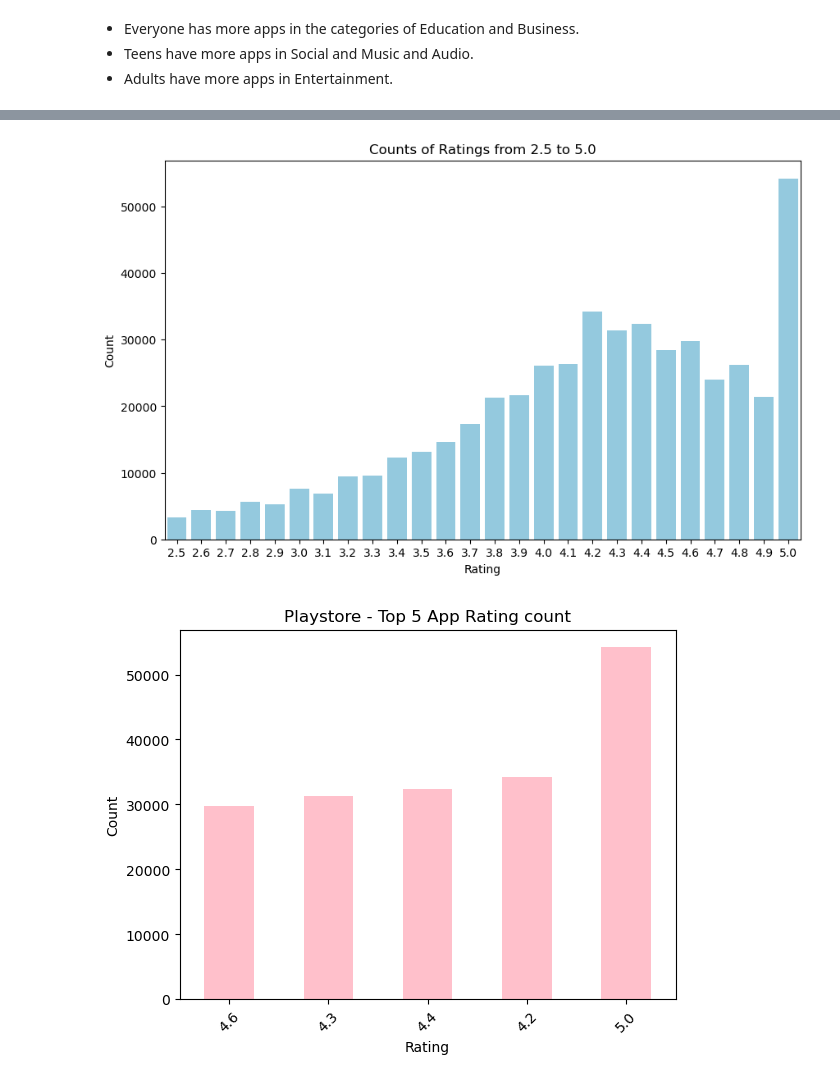
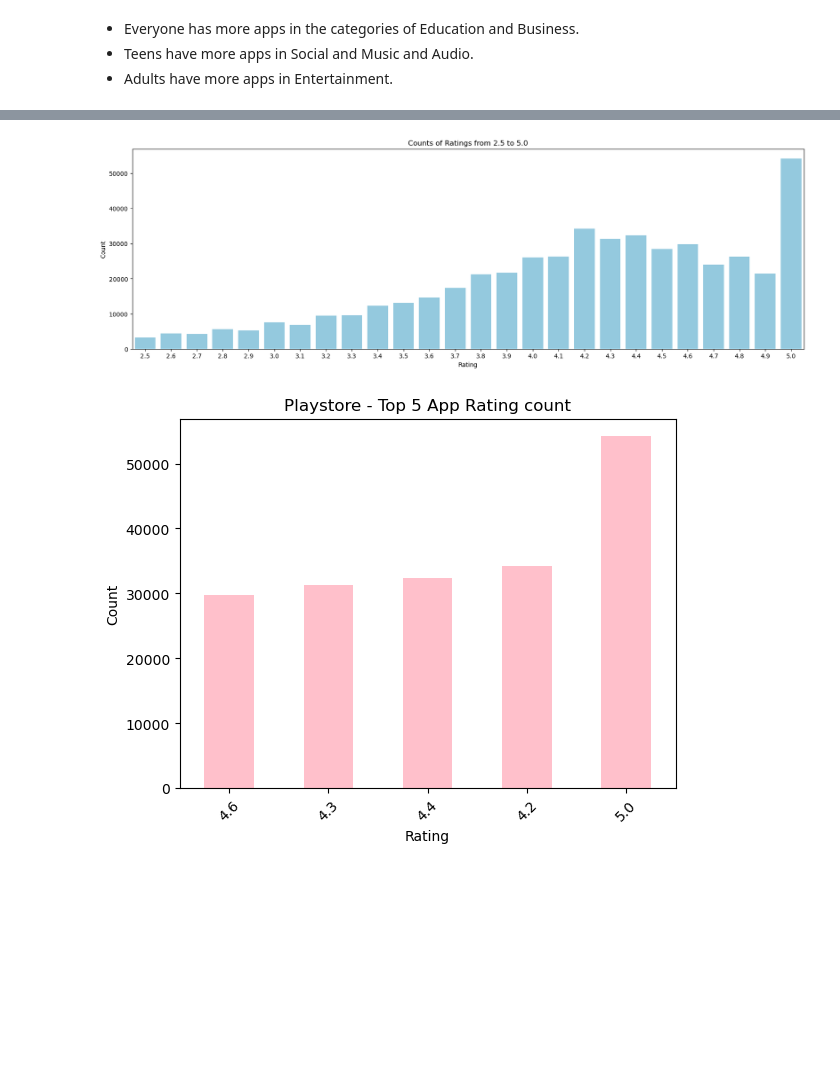
Before and after one commit to maria-clavijo/project_playstore_apps, a Jupyter notebook: notebooks/EDA.ipynb, the cells around one changed output, grey strips where cells are left out. Saved outputs shown, nothing was run; the diff lists cells and outputs as text; code cells hidden in the pictures; blank space fills up the shorter version.

```diff
--- a/notebooks/EDA.ipynb
+++ b/notebooks/EDA.ipynb
@@ -189,20 +191,18 @@ plt.show()
 # %%
-# Here we find the count of rating for each possible mean rating
 # Get the counts of values in the 'Rating' column
 rating_most = df_apps['Rating'].value_counts()
 
 # Filter the 'Rating' values between 2.5 and 5.0
 rating_most_filtered = rating_most[(rating_most.index >= 2.5) & (rating_most.index <= 5.0)]
 
-# Create the plot
-plt.figure(figsize=(10, 6))
+plt.figure(figsize=(20, 6))
 sns.barplot(x=rating_most_filtered.index, y=rating_most_filtered.values, color='skyblue')
 plt.xlabel('Rating')
 plt.ylabel('Count')
 plt.title('Counts of Ratings from 2.5 to 5.0')
 plt.show()
 # %% [output]
-[figure, old version]
+[figure, new version]
 # %%
 #We look at the top five value counts  for rating
 df_filtered = df_apps[df_apps["Rating"] != 0.0]
```
Also changed, not shown: parts of 7 cells of this notebook.
